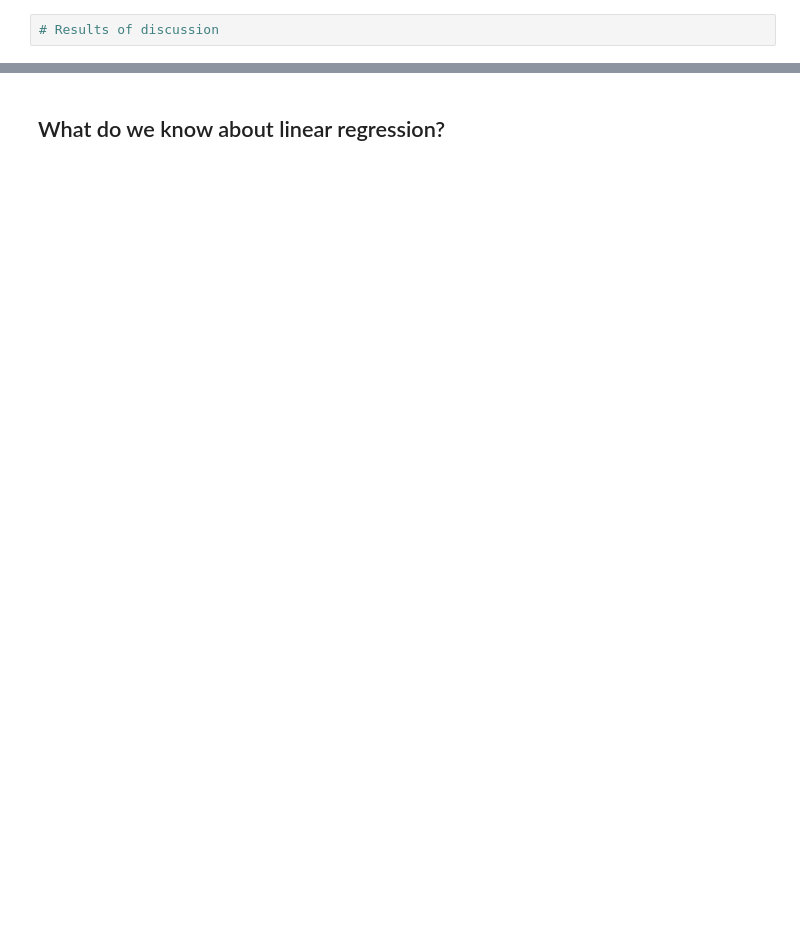
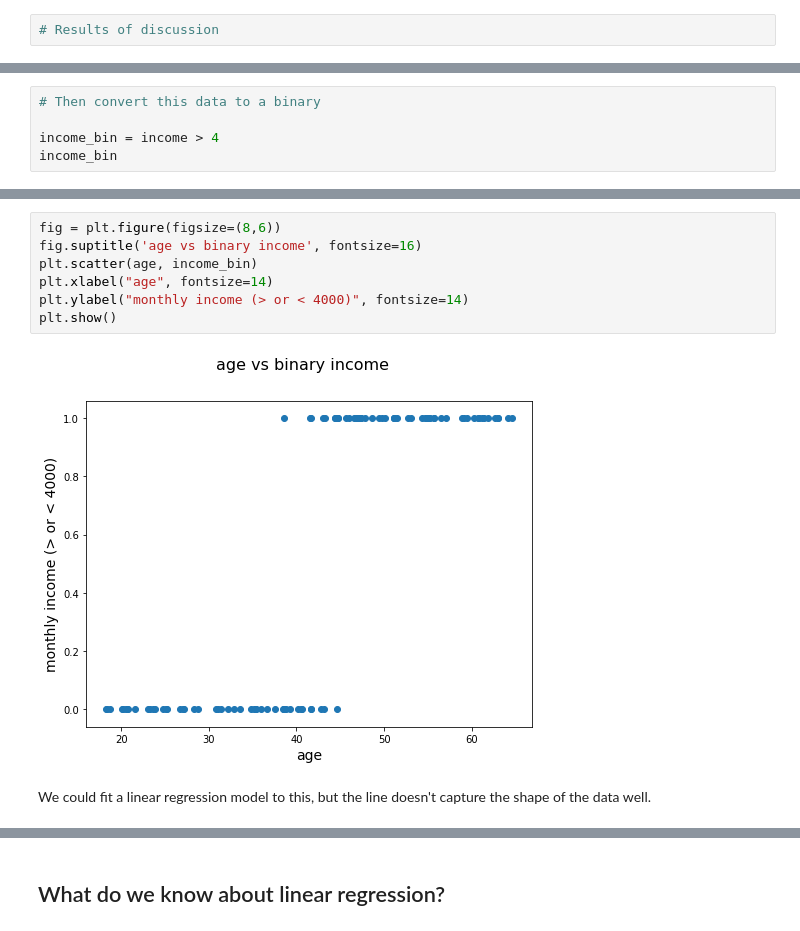
Before and after one commit to lecritch/logistic_sea-chi-ds, a Jupyter notebook: index.ipynb, the cells around one changed output, grey strips where cells are left out. Cells and saved outputs as stored; diff of their text form; blank space fills up the shorter version.

```diff
--- a/index.ipynb
+++ b/index.ipynb
@@ -24,0 +153,5 @@ What problems can we forsee in this approach?
+# %%
+# Then convert this data to a binary
+
+income_bin = income > 4
+income_bin
@@ -24,0 +171,11 @@ What problems can we forsee in this approach?
+# %%
+fig = plt.figure(figsize=(8,6))
+fig.suptitle('age vs binary income', fontsize=16)
+plt.scatter(age, income_bin)
+plt.xlabel("age", fontsize=14)
+plt.ylabel("monthly income (> or < 4000)", fontsize=14)
+plt.show()
+# %% [output]
+[figure, added]
+# %% [markdown]
+We could fit a linear regression model to this, but the line doesn't capture the shape of the data well.
```
Also changed, not shown: parts of 43 cells of this notebook, 9 other files.
